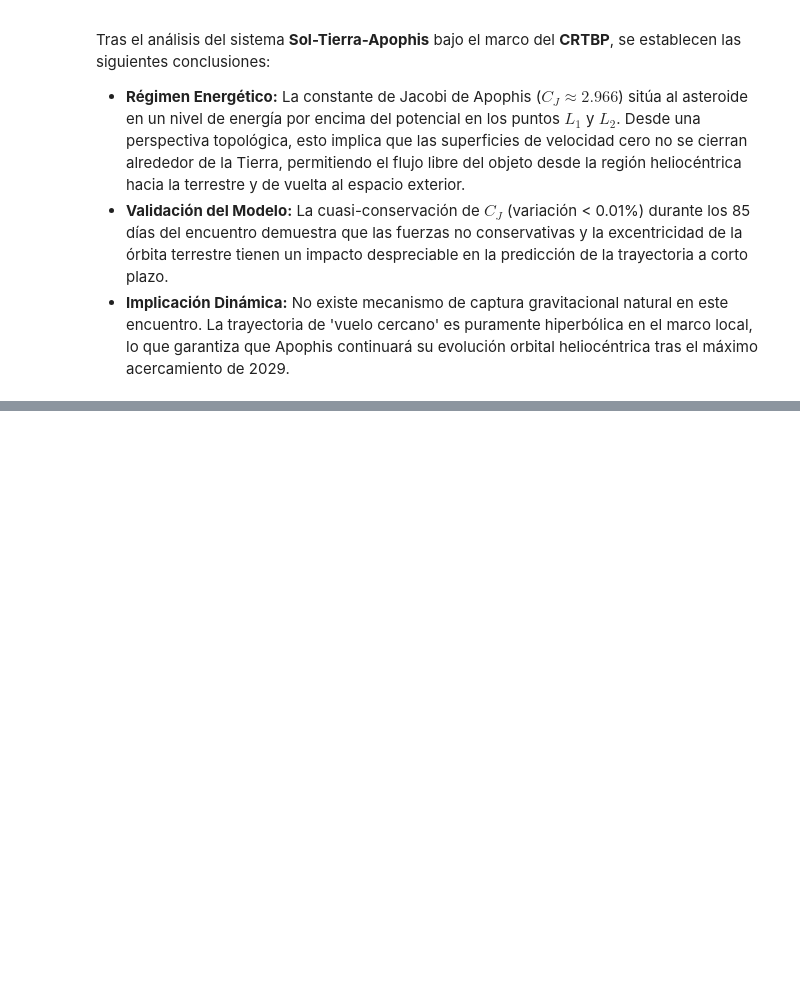
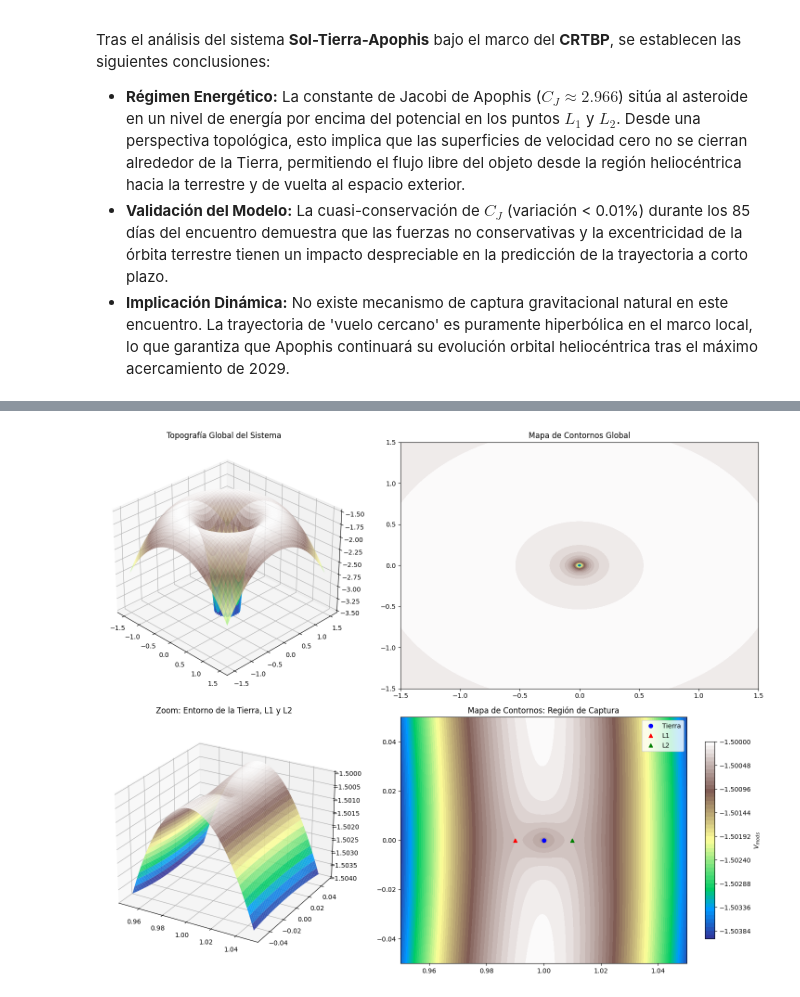
Before and after one commit to meccel-2026-2/Apophis-Asteroid-Project, a Jupyter notebook: analisis/nb6_crtbp_Lpuntos_Cjacobi.ipynb, the cells around one changed output, grey strips where cells are left out. Drawn from its saved outputs; the diff is of its cells as text; code cells hidden in the pictures; blank space fills up the shorter version.

```diff
--- a/analisis/nb6_crtbp_Lpuntos_Cjacobi.ipynb
+++ b/analisis/nb6_crtbp_Lpuntos_Cjacobi.ipynb
@@ -714,0 +721,61 @@ Tras el análisis del sistema **Sol-Tierra-Apophis** bajo el marco del **CRTBP**
+# %%
+from mpl_toolkits.mplot3d import Axes3D
+
+# 1. Parámetros y Cuadrículas
+alfa = MU
+soft = 0.005  # Reducimos un poco el suavizado para ver mejor el pozo local
+Ng = 200
+
+# Cuadrícula Global
+x_g = np.linspace(-1.5, 1.5, Ng)
+y_g = np.linspace(-1.5, 1.5, Ng)
+Xg, Yg = np.meshgrid(x_g, y_g)
+
+# Cuadrícula Zoom (Región Tierra)
+zoom_size = 0.05
+x_z = np.linspace(1 - alfa - zoom_size, 1 - alfa + zoom_size, Ng)
+y_z = np.linspace(-zoom_size, zoom_size, Ng)
+Xz, Yz = np.meshgrid(x_z, y_z)
+
+def calcular_vmods(x, y, mu, epsilon):
+    r1 = np.sqrt((x + mu)**2 + y**2 + epsilon**2)
+    r2 = np.sqrt((x - 1 + mu)**2 + y**2 + epsilon**2)
+    return - (1 - mu) / r1 - mu / r2 - 0.5 * (x**2 + y**2)
+
+V_global = calcular_vmods(Xg, Yg, alfa, soft)
+V_zoom = calcular_vmods(Xz, Yz, alfa, soft)
+
+# 4. Visualización Comparativa
+fig = plt.figure(figsize=(16, 12))
+
+# --- VISTA GLOBAL (Izquierda) ---
+ax1 = fig.add_subplot(221, projection='3d')
+ax1.plot_surface(Xg, Yg, np.clip(V_global, -3.5, -1.2), cmap='terrain', alpha=0.8)
+ax1.set_title('Topografía Global del Sistema')
+ax1.view_init(30, -45)
+
+ax2 = fig.add_subplot(222)
+ax2.contourf(Xg, Yg, V_global, levels=50, cmap='terrain')
+ax2.set_title('Mapa de Contornos Global')
+
+# --- VISTA ZOOM TIERRA (Derecha) ---
+ax3 = fig.add_subplot(223, projection='3d')
+# Ajustamos el clip de Z para el zoom para ver el pozo y los puntos de silla
+surf_z = ax3.plot_surface(Xz, Yz, np.clip(V_zoom, -1.505, -1.498), cmap='terrain', alpha=0.9)
+ax3.set_title('Zoom: Entorno de la Tierra, L1 y L2')
+ax3.view_init(25, -60)
+
+ax4 = fig.add_subplot(224)
+cp = ax4.contourf(Xz, Yz, V_zoom, levels=50, cmap='terrain')
+# Marcar puntos críticos
+ax4.plot([1-alfa], [0], 'bo', label='Tierra')
+ax4.plot([x_L1], [0], 'r^', label='L1')
+ax4.plot([x_L2], [0], 'g^', label='L2')
+ax4.set_title('Mapa de Contornos: Región de Captura')
+ax4.legend()
+
+fig.colorbar(cp, ax=ax4, label='$V_{mods}$', shrink=0.8)
+plt.tight_layout()
+plt.show()
+# %% [output]
+[figure, added]
```
Also changed, not shown: parts of 2 cells of this notebook.
